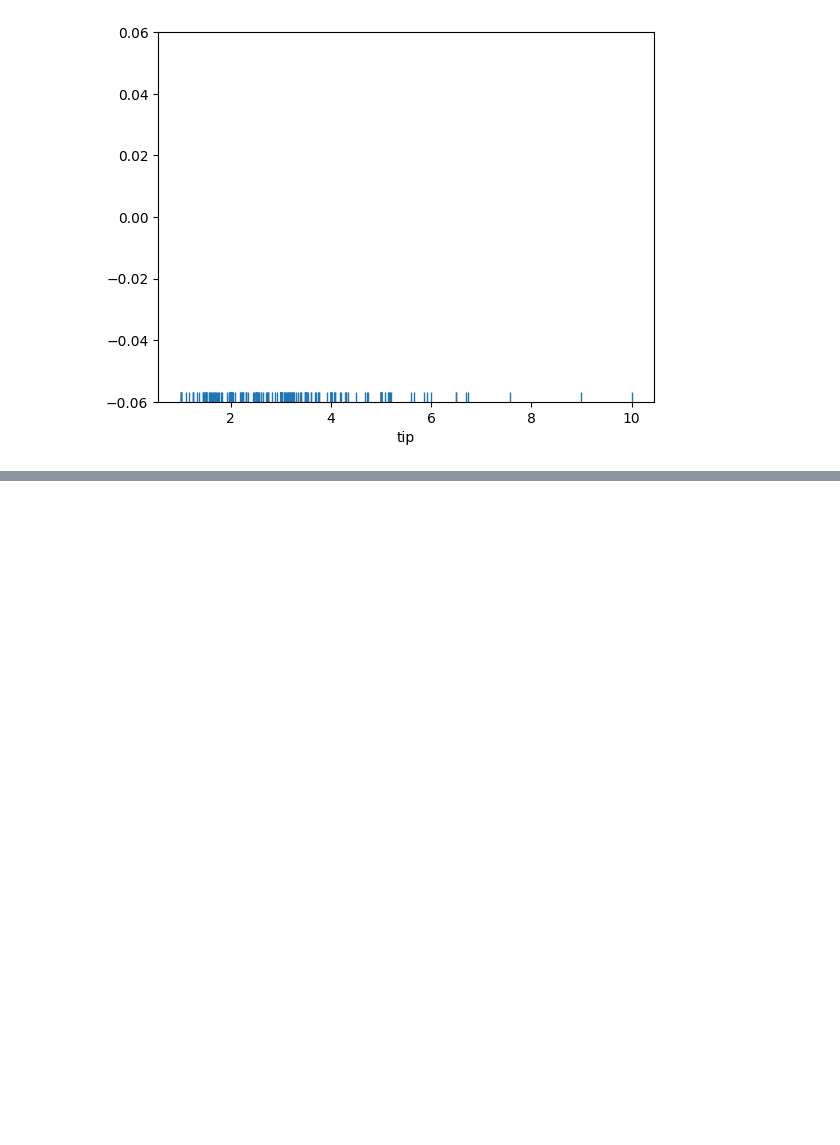
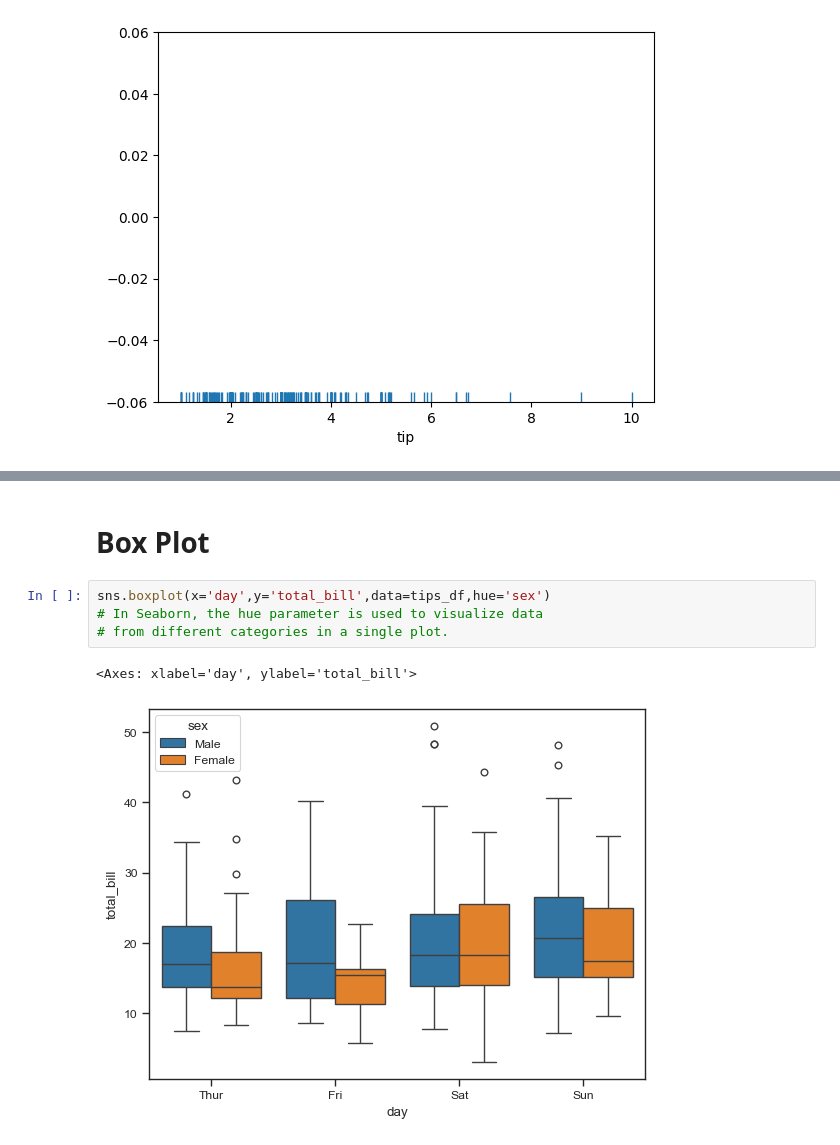
Before and after one commit to BalaSaiKoundinya5/Python-Seaborn-Library-Practice, a Jupyter notebook: Python Seaborn Library.ipynb, the cells around one changed output, grey strips where cells are left out. Saved outputs shown, nothing was run; the diff lists cells and outputs as text; blank space fills up the shorter version.

```diff
--- a/Python Seaborn Library.ipynb
+++ b/Python Seaborn Library.ipynb
@@ -118,0 +137,9 @@ sns.despine(left=True,bottom=True)
+# %% [markdown]
+# Box Plot
+# %%
+sns.boxplot(x='day',y='total_bill',data=tips_df,hue='sex')
+# In Seaborn, the hue parameter is used to visualize data
+# from different categories in a single plot.
+# %% [output]
+<Axes: xlabel='day', ylabel='total_bill'>
+[figure, added]
```
Also changed, not shown: parts of 14 cells of this notebook.
